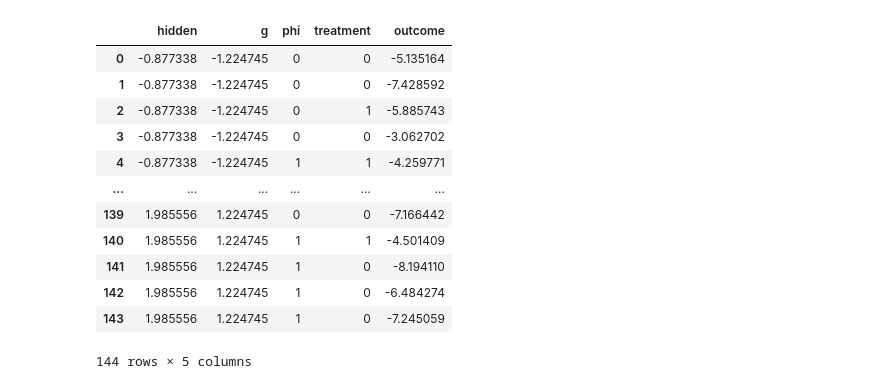
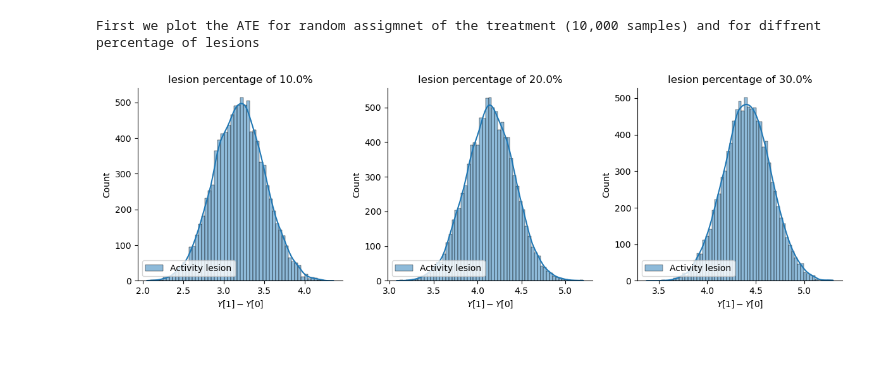
Before and after one commit to eliaturner/causalinference, a Jupyter notebook: ATE.ipynb, the cells around one changed output. Saved outputs shown, nothing was run; the diff lists cells and outputs as text; code cells hidden in the pictures; blank space fills up the shorter version.

```diff
--- a/ATE.ipynb
+++ b/ATE.ipynb
@@ -10,16 +17,34 @@ from dowhy import CausalModel
-# %%
-reduce_df
-# %% [output]
-|  | hidden | g | phi | treatment | outcome |
-| 0 | -0.877338 | -1.224745 | 0 | 0 | -5.135164 |
-| 1 | -0.877338 | -1.224745 | 0 | 0 | -7.428592 |
-| 2 | -0.877338 | -1.224745 | 0 | 1 | -5.885743 |
-| 3 | -0.877338 | -1.224745 | 0 | 0 | -3.062702 |
-| 4 | -0.877338 | -1.224745 | 1 | 1 | -4.259771 |
-| ... | ... | ... | ... | ... | ... |
-| 139 | 1.985556 | 1.224745 | 0 | 0 | -7.166442 |
-| 140 | 1.985556 | 1.224745 | 1 | 1 | -4.501409 |
-| 141 | 1.985556 | 1.224745 | 1 | 0 | -8.194110 |
-| 142 | 1.985556 | 1.224745 | 1 | 0 | -6.484274 |
-| 143 | 1.985556 | 1.224745 | 1 | 0 | -7.245059 |
-144 rows × 5 columns
+# %%
+print('First we plot the ATE for random assigmnet of the treatment (10,000 samples) and for diffrent percentage of lesions')
+
+fig,ax = plt.subplots(1,3,figsize=(12,4))
+
+ate_random_treatment = []
+for i,pr in enumerate([0.1,0.2,0.3]):
+
+    data = pd.read_csv(f'data/results_{pr}_lesion.csv')
+
+    x = []
+    y = []
+    for _ in range(10_000):
+        t = np.random.randint(2,size=data.shape[0]).astype(bool)
+        x.append(data[t].log_mse_lesion_activity.mean() - data[~t].log_mse_control.mean())
+
+        # y.append(data[t].log_mse_lesion_connectivity.mean() - data[~t].log_mse_control.mean())
+
+    ax[i].set_title(f'lesion percentage of {pr*100}%')
+    sns.histplot(ax=ax[i],data=x, kde=True,label='Activity lesion')
+    # ax[i].axvline(x=(data.log_mse_lesion_activity-data.log_mse_control).mean() ,color=sns.color_palette('tab10')[0], lw=4 )
+    # sns.histplot(ax=ax[i],data=y,kde=True,label='Connectivity lesion')
+    # ax[i].axvline(x=(data.log_mse_lesion_connectivity-data.log_mse_control).mean() ,color=sns.color_palette('tab10')[1], lw=4 )
+    ax[i].set_xlabel(r'$Y[1] - Y[0]$')
+    ax[i].legend(loc='lower left')
+
+    ate_random_treatment.append(x)
+
+sns.despine()
+plt.tight_layout()
+plt.show()
+# %% [output]
+First we plot the ATE for random assigmnet of the treatment (10,000 samples) and for diffrent percentage of lesions
+[figure, added]
```
Also changed, not shown: parts of 5 cells of this notebook, 15 other files.
